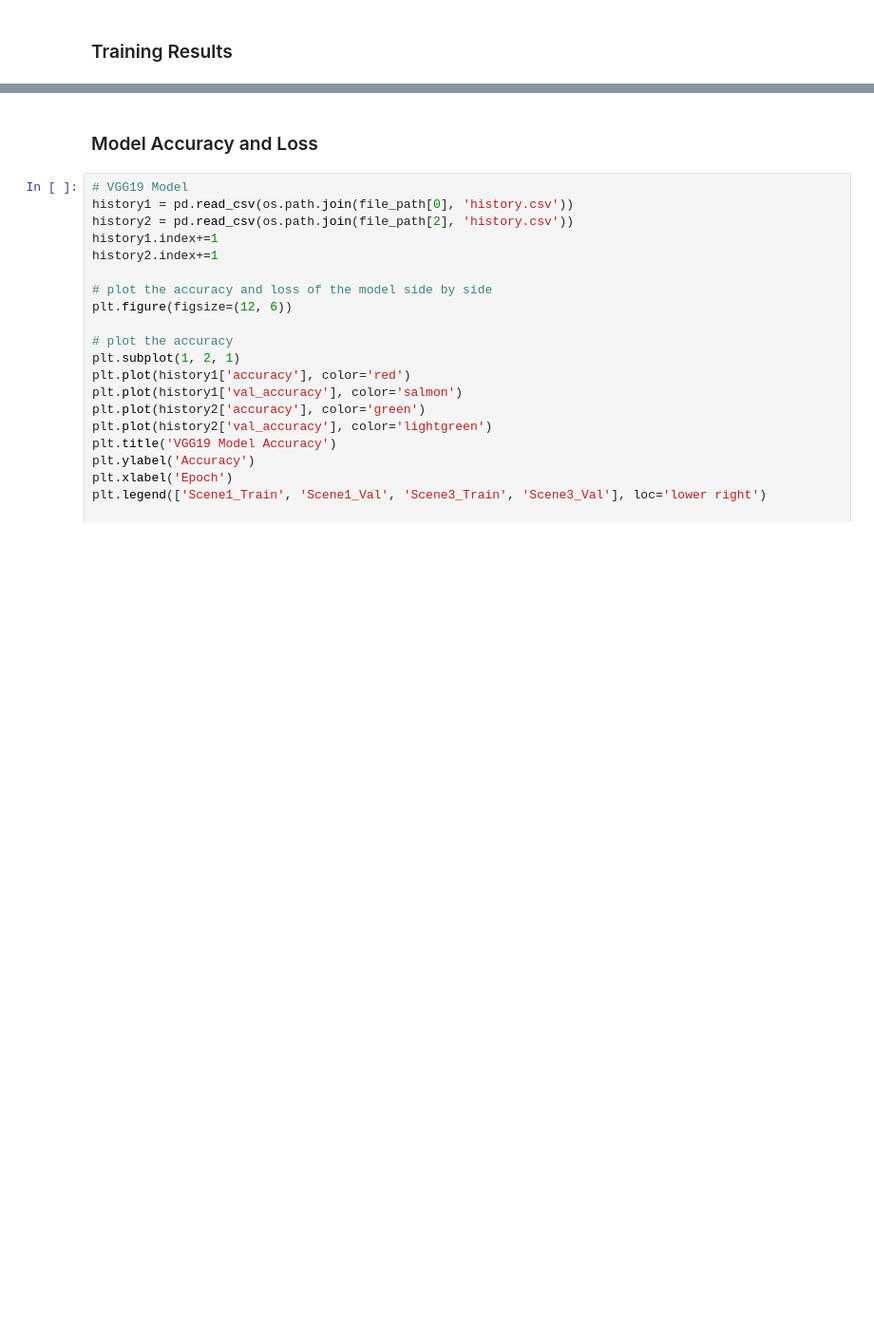
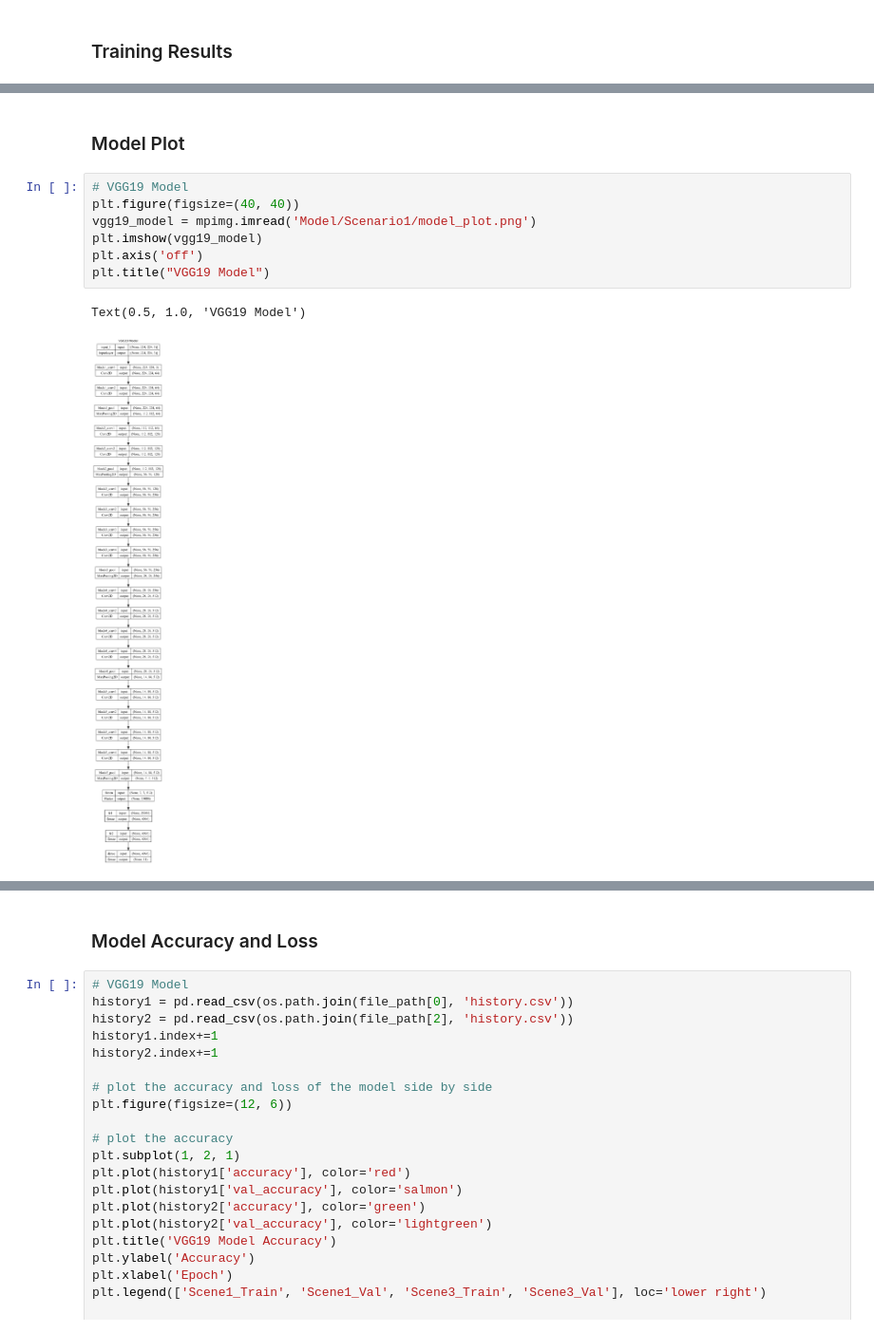
Before and after one commit to rikzabk/HAR, a Jupyter notebook: comparison.ipynb, the cells around one changed output, grey strips where cells are left out. Shown at 95% size. Cells and saved outputs as stored; diff of their text form; blank space fills up the shorter version.

```diff
--- a/comparison.ipynb
+++ b/comparison.ipynb
@@ -237,0 +264,12 @@ Scenario with keyframes extraction has 21.04 times or 2103.8% less frames than S
+# %% [markdown]
+### Model Plot
+# %%
+# VGG19 Model
+plt.figure(figsize=(40, 40))
+vgg19_model = mpimg.imread('Model/Scenario1/model_plot.png')
+plt.imshow(vgg19_model)
+plt.axis('off')
+plt.title("VGG19 Model")
+# %% [output]
+Text(0.5, 1.0, 'VGG19 Model')
+[figure, added]
```
Also changed, not shown: parts of 21 cells of this notebook.
